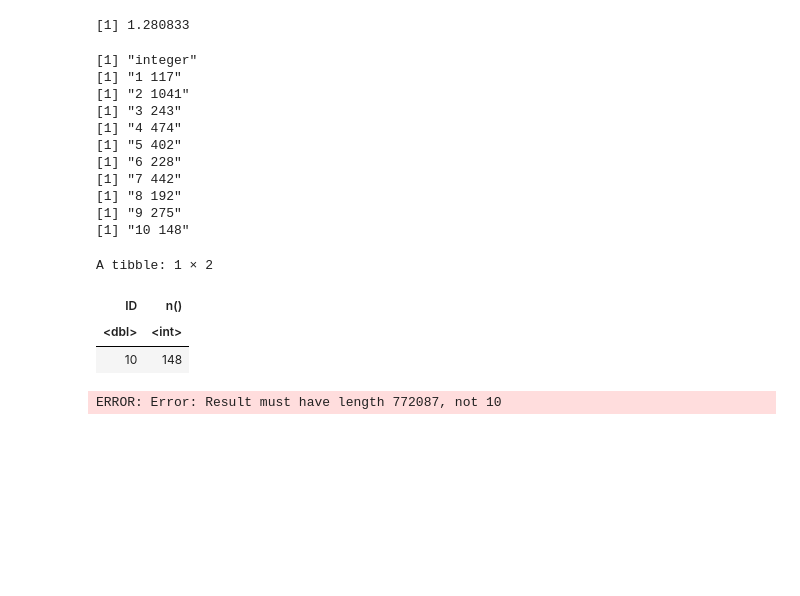
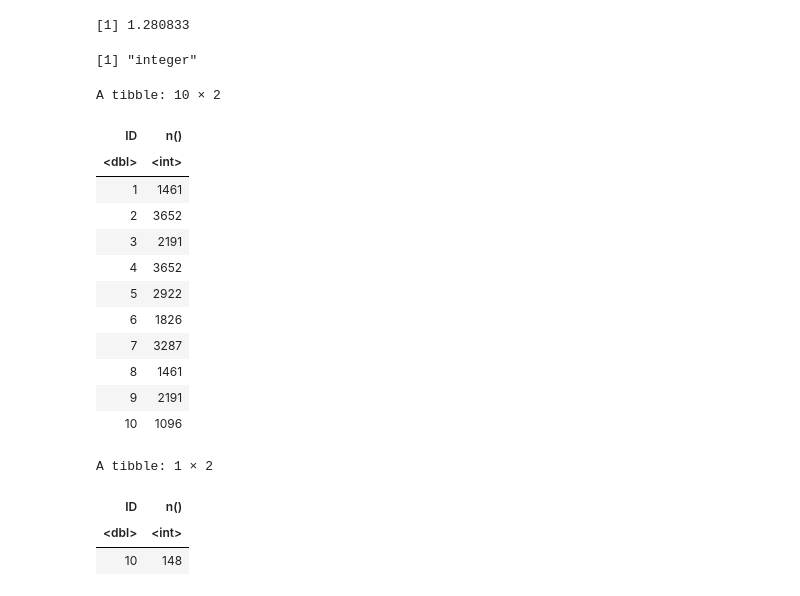
Before and after one commit to amirsaleem1990/Data-Science-specialization-Johns-Hopkins-University, a Jupyter notebook: Rprogramming/week-2/programming-assingment-1/Untitled.ipynb, the cells around one changed output. Drawn from its saved outputs; the diff is of its cells as text; code cells hidden in the pictures; blank space fills up the shorter version.

```diff
--- a/Rprogramming/week-2/programming-assingment-1/Untitled.ipynb
+++ b/Rprogramming/week-2/programming-assingment-1/Untitled.ipynb
@@ -84,28 +84,27 @@ complete <- function(directory, id = 1:332){
 # %%
 id = 1:10
 if (class(id) == 'numeric'){
     print("numeric")
-    a = tbl %>% filter(ID == id)
-#     print(paste(id, nrow(na.omit(a)), sep = " "))
+    tbl %>% filter(ID == id) %>% summarise(n())
     } else if(class(id) == "integer"){
     print("integer")
-    for (i in id){
-        a = tbl %>% filter(ID == i)
-        print(paste(i, nrow(na.omit(a)), sep = " "))
+    tbl[tbl$ID %in% id,] %>% group_by(ID) %>% summarise(n())
     }
-}
 # %% [output]
 [1] "integer"
-[1] "1 117"
-[1] "2 1041"
-[1] "3 243"
-[1] "4 474"
-[1] "5 402"
-[1] "6 228"
-[1] "7 442"
-[1] "8 192"
-[1] "9 275"
-[1] "10 148"
+A tibble: 10 × 2
+| ID | n() |
+| <dbl> | <int> |
+| 1 | 1461 |
+| 2 | 3652 |
+| 3 | 2191 |
+| 4 | 3652 |
+| 5 | 2922 |
+| 6 | 1826 |
+| 7 | 3287 |
+| 8 | 1461 |
+| 9 | 2191 |
+| 10 | 1096 |
 # %%
 a %>% na.omit() %>% group_by(ID) %>% summarise(n())
 # %% [output]
@@ -113,7 +112,3 @@ A tibble: 1 × 2
 | ID | n() |
 | <dbl> | <int> |
 | 10 | 148 |
-# %%
-tbl %>% filter(id %in% ID) %>% group_by(ID) %>% summarise(n())
-# %% [output]
-ERROR: Error: Result must have length 772087, not 10
```
Also changed, not shown: parts of 2 cells of this notebook.
